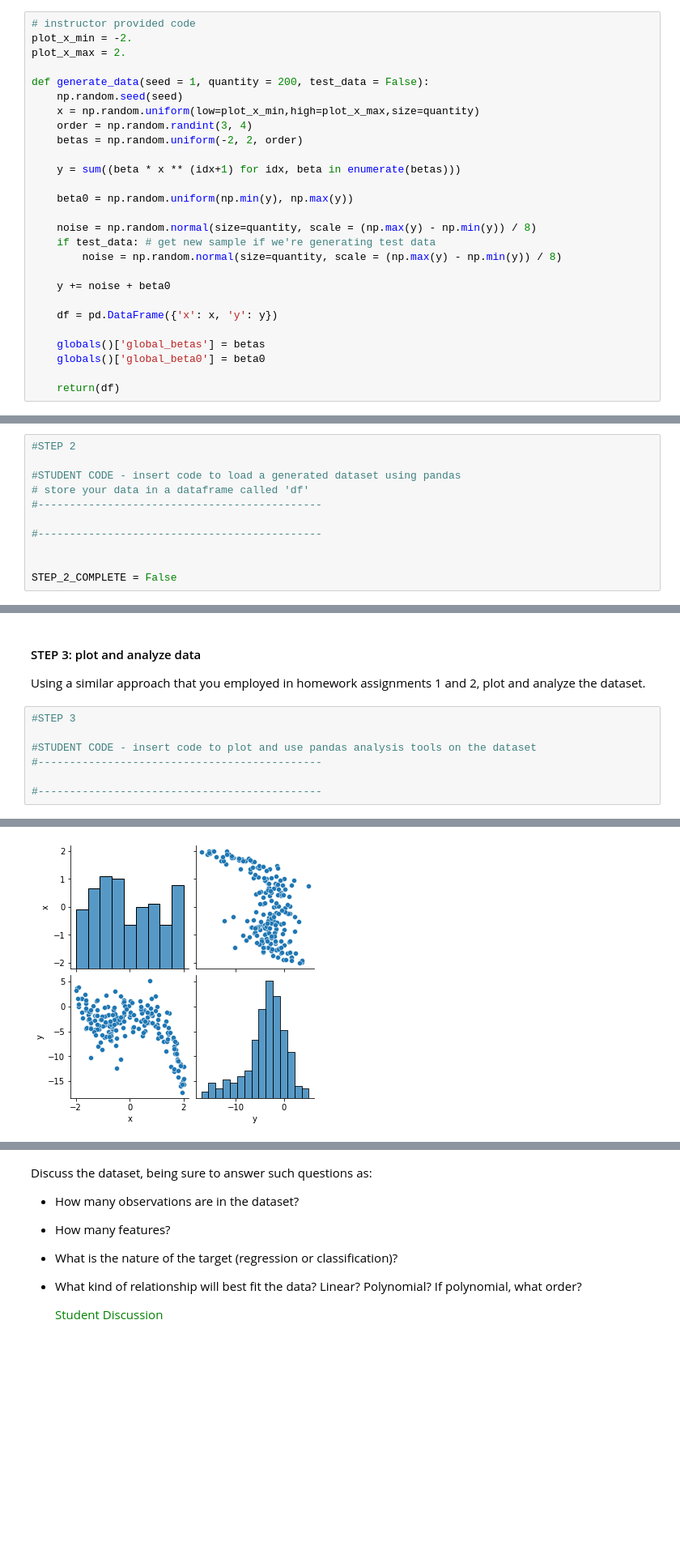
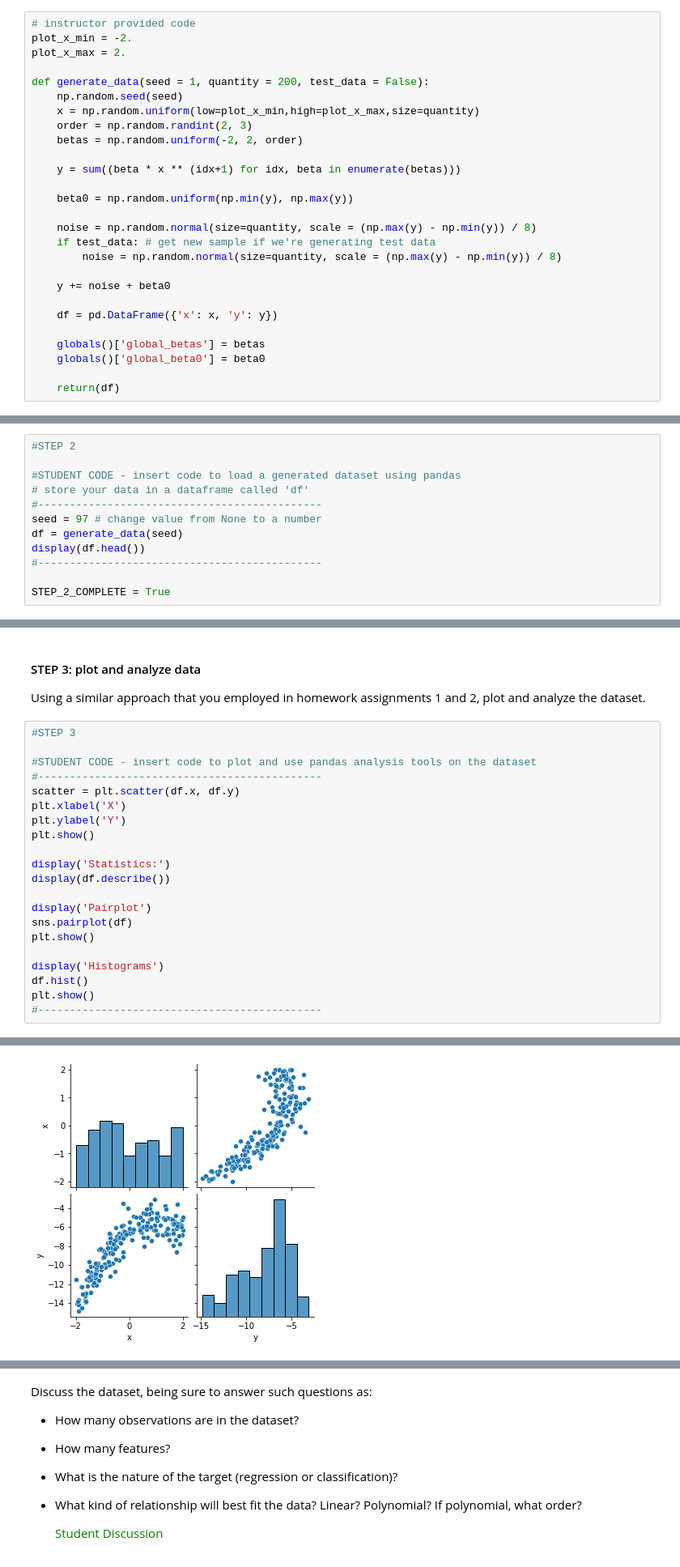
Before and after one commit to afit-csce623-master/template-hw3, a Jupyter notebook: hw3.ipynb, the cells around one changed output, grey strips where cells are left out. Shown: that part at 81% size. Cells and saved outputs as stored; diff of their text form; blank space fills up the shorter version.

```diff
--- a/hw3.ipynb
+++ b/hw3.ipynb
@@ -76,7 +95,7 @@ plot_x_max = 2.
 def generate_data(seed = 1, quantity = 200, test_data = False):
     np.random.seed(seed)
     x = np.random.uniform(low=plot_x_min,high=plot_x_max,size=quantity)
-    order = np.random.randint(3, 4)
+    order = np.random.randint(2, 3)
     betas = np.random.uniform(-2, 2, order)
 
     y = sum((beta * x ** (idx+1) for idx, beta in enumerate(betas)))
@@ -187,10 +206,11 @@ IMPORTANT: After choosing a seed value, you will not want to change this value,
 #STUDENT CODE - insert code to load a generated dataset using pandas
 # store your data in a dataframe called 'df'
 #---------------------------------------------
-
+seed = 97 # change value from None to a number
+df = generate_data(seed)
+display(df.head())
 #---------------------------------------------
 
-
-STEP_2_COMPLETE = False
+STEP_2_COMPLETE = True
 # %% [output]
 |  | x | y |
@@ -208,6 +228,20 @@ Using a similar approach that you employed in homework assignments 1 and 2, plot
 
 #STUDENT CODE - insert code to plot and use pandas analysis tools on the dataset
 #---------------------------------------------
+scatter = plt.scatter(df.x, df.y)
+plt.xlabel('X')
+plt.ylabel('Y')
+plt.show()
 
+display('Statistics:')
+display(df.describe())
+
+display('Pairplot')
+sns.pairplot(df)
+plt.show()
+
+display('Histograms')
+df.hist()
+plt.show()
 #---------------------------------------------
 # %% [output]
@@ -225,3 +259,3 @@ Using a similar approach that you employed in homework assignments 1 and 2, plot
 'Pairplot'
-[figure, old version]
+[figure, new version]
 'Histograms'
```
Also changed, not shown: parts of 29 cells of this notebook.
